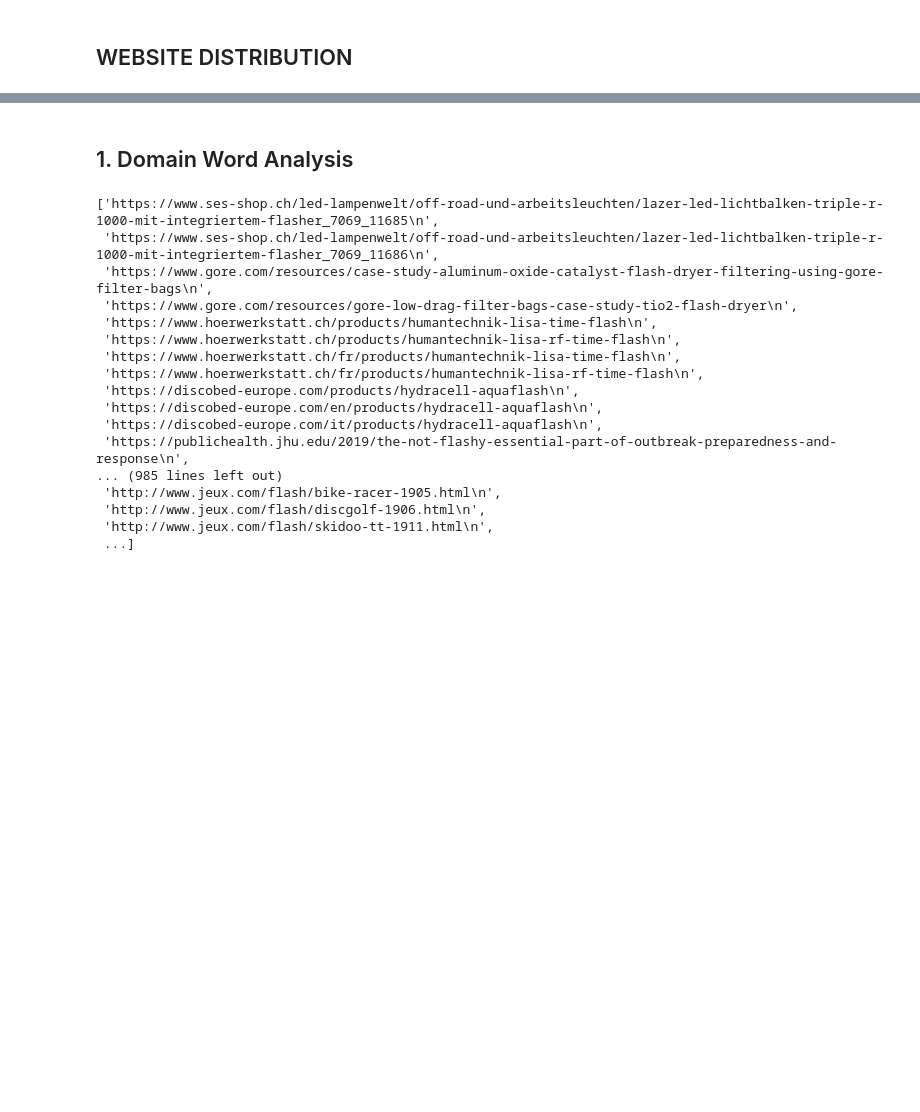
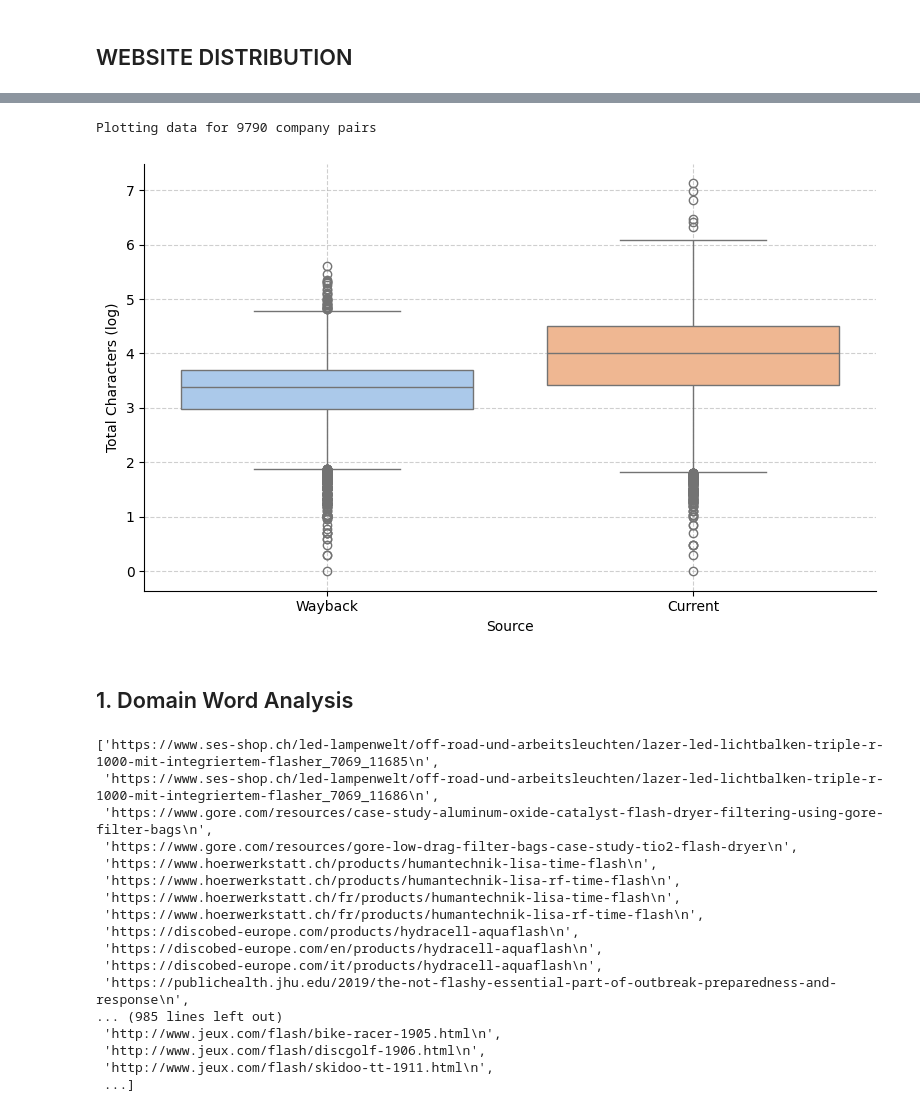
Before and after one commit to MaBlock7/company_success_prediction, a Jupyter notebook: notebooks/summary_statistics.ipynb, the cells around one changed output, grey strips where cells are left out. Cells and saved outputs as stored; diff of their text form; code cells hidden in the pictures; blank space fills up the shorter version.

```diff
--- a/notebooks/summary_statistics.ipynb
+++ b/notebooks/summary_statistics.ipynb
@@ -362,3 +378,8 @@ plot_character_boxplot(df)
+# %%
+plot_character_boxplot(df, date_cutoff='2023-04-01')
+# %% [output]
+Plotting data for 9790 company pairs
+[figure, added]
 # %% [markdown]
 ## 1. Domain Word Analysis
 # %%
```
Also changed, not shown: parts of 20 cells of this notebook, 15 other files.
